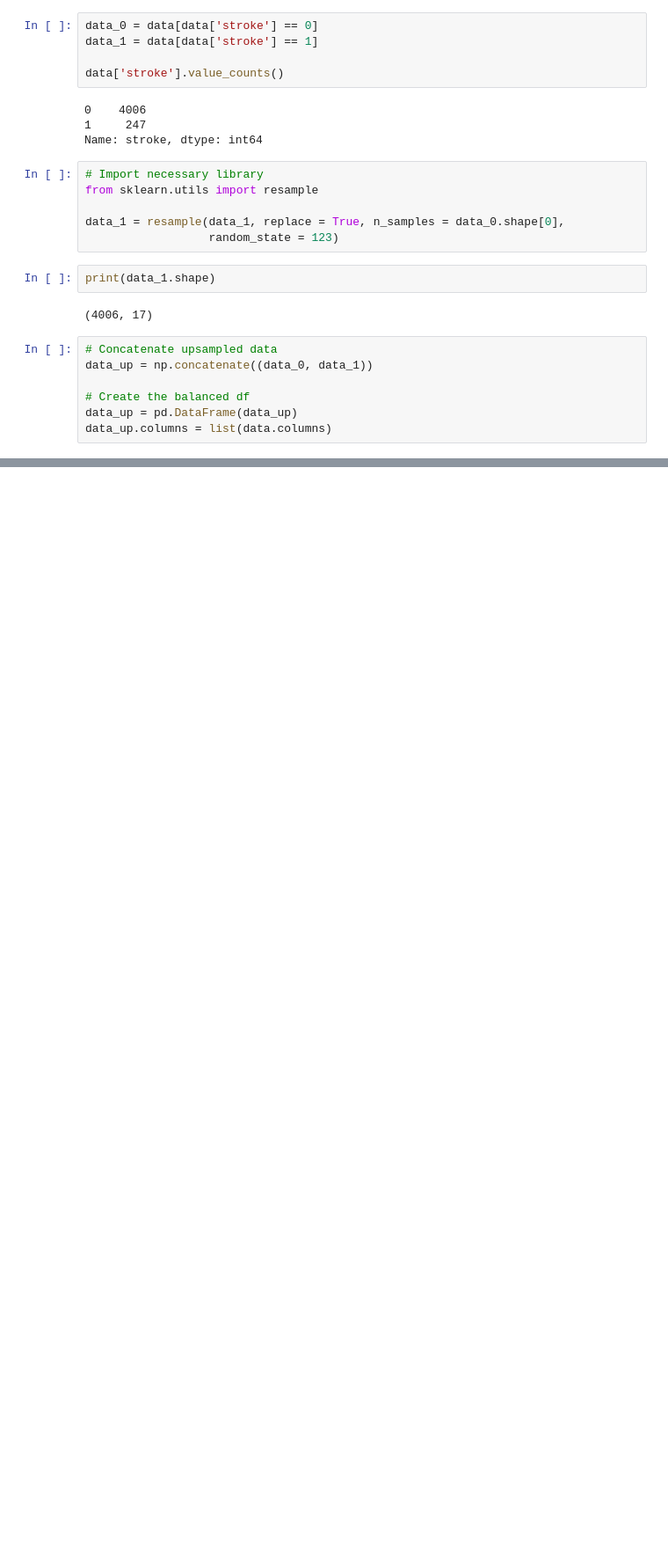
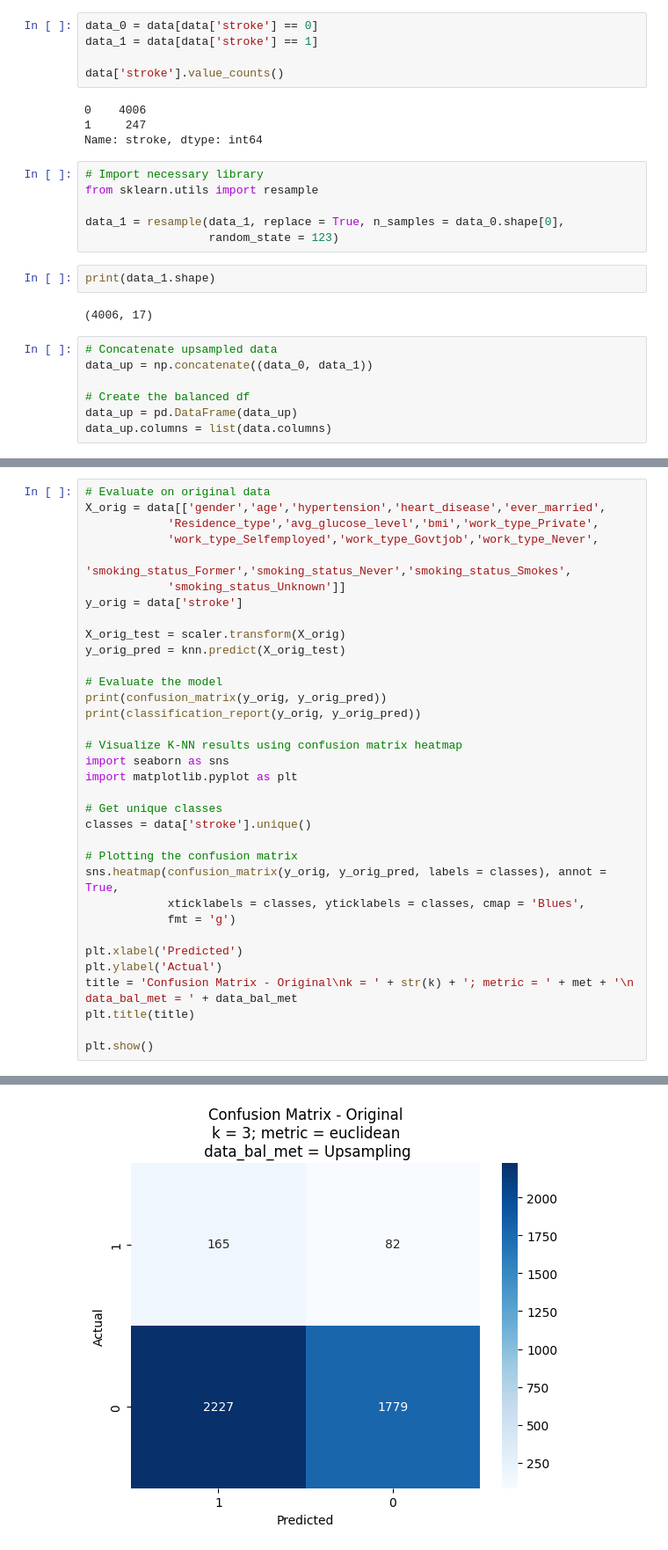
Before and after one commit to andysontran/13-CHL5230-F23, a Jupyter notebook: stroke_pred_KNN_model.ipynb, the cells around one changed output, grey strips where cells are left out. Shown: that part at 88% size. Cells and saved outputs as stored; diff of their text form; blank space fills up the shorter version.

```diff
--- a/stroke_pred_KNN_model.ipynb
+++ b/stroke_pred_KNN_model.ipynb
@@ -447,0 +447,35 @@ Feature: smoking_status_Unknown, Score: 0.02258
+# %%
+# Evaluate on original data
+X_orig = data[['gender','age','hypertension','heart_disease','ever_married',
+            'Residence_type','avg_glucose_level','bmi','work_type_Private',
+            'work_type_Selfemployed','work_type_Govtjob','work_type_Never',
+            'smoking_status_Former','smoking_status_Never','smoking_status_Smokes',
+            'smoking_status_Unknown']]
+y_orig = data['stroke']
+
+X_orig_test = scaler.transform(X_orig)
+y_orig_pred = knn.predict(X_orig_test)
+
+# Evaluate the model
+print(confusion_matrix(y_orig, y_orig_pred))
+print(classification_report(y_orig, y_orig_pred))
+
+# Visualize K-NN results using confusion matrix heatmap
+import seaborn as sns
+import matplotlib.pyplot as plt
+
+# Get unique classes
+classes = data['stroke'].unique()
+
+# Plotting the confusion matrix
+sns.heatmap(confusion_matrix(y_orig, y_orig_pred, labels = classes), annot = True,
+            xticklabels = classes, yticklabels = classes, cmap = 'Blues',
+            fmt = 'g')
+
+plt.xlabel('Predicted')
+plt.ylabel('Actual')
+title = 'Confusion Matrix - Original\nk = ' + str(k) + '; metric = ' + met + '\n data_bal_met = ' + data_bal_met
+plt.title(title)
+
+plt.show()
+# %% [output]
@@ -447,0 +492 @@ Feature: smoking_status_Unknown, Score: 0.02258
+[figure, added]
```
Also changed, not shown: parts of 34 cells of this notebook.
